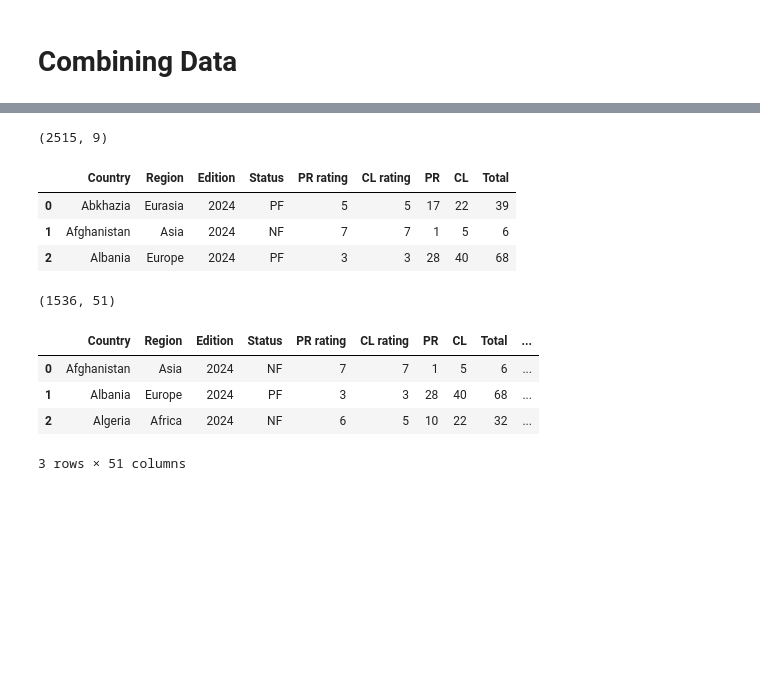
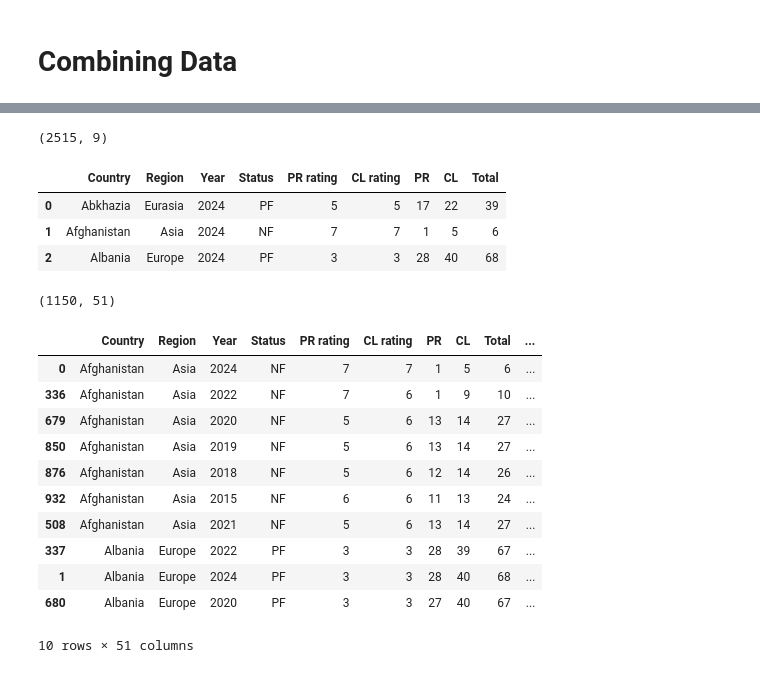
Before and after one commit to AidanMayhue/ml_3021_project, a Jupyter notebook: EDA/Cleaning.ipynb, the cells around one changed output, grey strips where cells are left out. Drawn from its saved outputs; the diff is of its cells as text; code cells hidden in the pictures; blank space fills up the shorter version.

Commit message:
Fixed issue with cleaning, Years now match in combined dataset

```diff
--- a/EDA/Cleaning.ipynb
+++ b/EDA/Cleaning.ipynb
@@ -257,7 +260,7 @@ gdp.head()
 | 3 | 1 | Total, all countries or areas | 2015 | GDP in current prices (millions o... | 75,440,153 |
 | 4 | 1 | Total, all countries or areas | 2020 | GDP in current prices (millions o... | 85,483,570 |
 # %%
-gdp_pivot = gdp.pivot_table(index = "Country/Region Name", columns = "Series", values = "Value", aggfunc = "first").reset_index()
+gdp_pivot = gdp.pivot_table(index = ["Country/Region Name", "Year"], columns = "Series", values = "Value", aggfunc = "first").reset_index()
 gdp_pivot.columns.name = None
 
 # Needs fixing
@@ -309,7 +315,7 @@ pop.head()
 | 3 | 1 | Total, all countries or areas | 2010 | Sex ratio (males per 100 females) | 101.3 |
 | 4 | 1 | Total, all countries or areas | 2010 | Population aged 0 to 14 years old... | 27.3 |
 # %%
-pop_pivot = pop.pivot_table(index = "Country/Region Name", columns = "Series", values = "Value", aggfunc = "first").reset_index()
+pop_pivot = pop.pivot_table(index = ["Country/Region Name", "Year"], columns = "Series", values = "Value", aggfunc = "first").reset_index()
 pop_pivot.columns.name = None
 
 # Needs fixing
@@ -389,6 +396,7 @@ internet_pivot.head()
 # %% [markdown]
 ### Merging Data into Single UN Dataframe
 # %%
-un = edu_pivot.merge(gender_gov_pivot, on = "Country/Region Name").merge(labor_pivot, on = "Country/Region Name").merge(crime_pivot, on = "Country/Region Name").merge(water_san_pivot, on = "Country/Region Name").merge(gdp_pivot, on = "Country/Region Name").merge(pop_pivot, on = "Country/Region Name").merge(internet_pivot, on = "Country/Region Name")
+un = edu_pivot.merge(gender_gov_pivot, on = ["Country/Region Name", "Year"], how = "outer").merge(labor_pivot, on = ["Country/Region Name", "Year"], how = "outer").merge(crime_pivot, on = ["Country/Region Name", "Year"], how = "outer").merge(water_san_pivot, on = ["Country/Region Name", "Year"], how = "outer").merge(gdp_pivot, on = ["Country/Region Name", "Year"], how = "outer").merge(pop_pivot, on = ["Country/Region Name", "Year"], how = "outer").merge(internet_pivot, on = ["Country/Region Name", "Year"], how = "outer")
 un = un.rename(columns = {'Country/Region Name' : 'Country'})
 un.to_csv("../data/UN_CLEAN.csv")
+un.head()
@@ -436,7 +452,7 @@ fhi[fhi.isna().any(axis = 1)].head()
 |  | Country/Territory | Region | Edition | Status | PR rating | CL rating | PR | CL | Total |
 # %%
 # Saving clean data
-fhi = fhi.rename(columns = {'Country/Territory' : 'Country'})
+fhi = fhi.rename(columns = {'Country/Territory' : 'Country', "Edition" : "Year"})
 fhi.to_csv("../data/FHI_CLEAN.csv")
 # %% [markdown]
 # Combining Data
@@ -455,20 +471,28 @@ print(fhi.shape)
 fhi.head(3)
 # %% [output]
 (2515, 9)
-|  | Country | Region | Edition | Status | PR rating | CL rating | PR | CL | Total |
+|  | Country | Region | Year | Status | PR rating | CL rating | PR | CL | Total |
 | 0 | Abkhazia | Eurasia | 2024 | PF | 5 | 5 | 17 | 22 | 39 |
 | 1 | Afghanistan | Asia | 2024 | NF | 7 | 7 | 1 | 5 | 6 |
 | 2 | Albania | Europe | 2024 | PF | 3 | 3 | 28 | 40 | 68 |
 # %%
-data = pd.merge(fhi, un, on = "Country", how = "inner")
+data = pd.merge(fhi, un, on = ["Country", "Year"], how = "inner")
+data = data.sort_values(by = "Country", ascending = True)
 print(data.shape)
-data.head(3)
+data.head(10)
 # %% [output]
-(1536, 51)
+(1150, 51)
-|  | Country | Region | Edition | Status | PR rating | CL rating | PR | CL | Total | ... |
+|  | Country | Region | Year | Status | PR rating | CL rating | PR | CL | Total | ... |
 | 0 | Afghanistan | Asia | 2024 | NF | 7 | 7 | 1 | 5 | 6 | ... |
+| 336 | Afghanistan | Asia | 2022 | NF | 7 | 6 | 1 | 9 | 10 | ... |
+| 679 | Afghanistan | Asia | 2020 | NF | 5 | 6 | 13 | 14 | 27 | ... |
+| 850 | Afghanistan | Asia | 2019 | NF | 5 | 6 | 13 | 14 | 27 | ... |
+| 876 | Afghanistan | Asia | 2018 | NF | 5 | 6 | 12 | 14 | 26 | ... |
+| 932 | Afghanistan | Asia | 2015 | NF | 6 | 6 | 11 | 13 | 24 | ... |
+| 508 | Afghanistan | Asia | 2021 | NF | 5 | 6 | 13 | 14 | 27 | ... |
+| 337 | Albania | Europe | 2022 | PF | 3 | 3 | 28 | 39 | 67 | ... |
 | 1 | Albania | Europe | 2024 | PF | 3 | 3 | 28 | 40 | 68 | ... |
-| 2 | Algeria | Africa | 2024 | NF | 6 | 5 | 10 | 22 | 32 | ... |
+| 680 | Albania | Europe | 2020 | PF | 3 | 3 | 27 | 40 | 67 | ... |
-3 rows × 51 columns
+10 rows × 51 columns
 # %%
 data.to_csv("../data/combined_data.csv")
```
Also changed, not shown: parts of 19 cells of this notebook, 4 other files.
